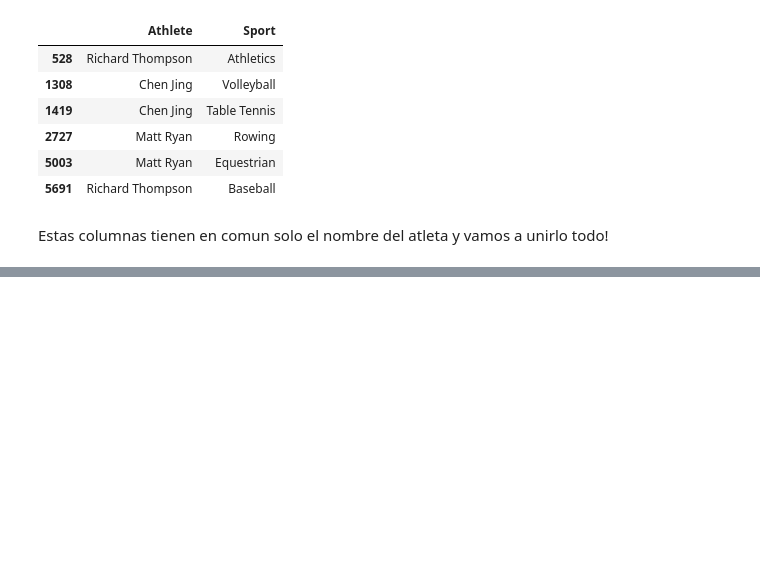
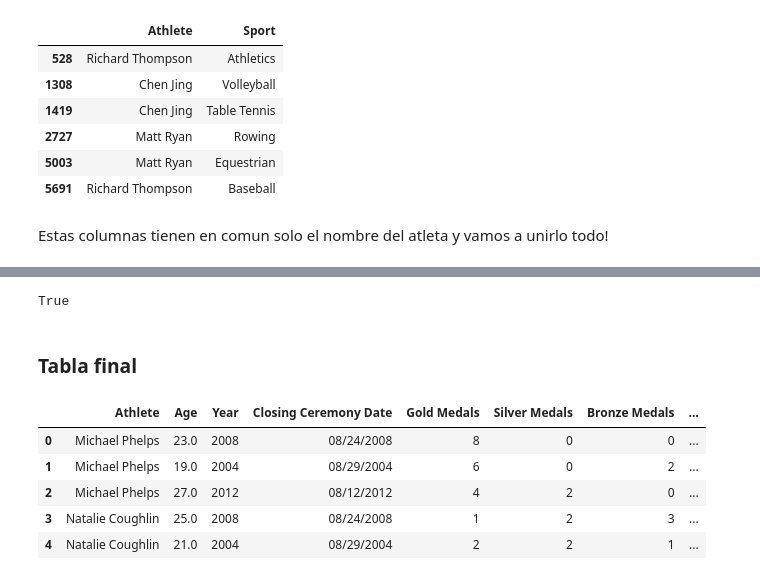
Before and after one commit to Karenahv/python-ml-curso, a Jupyter notebook: notebooks/T2 - 4 Data Cleaning - concatenación de datos.ipynb, the cells around one changed output, grey strips where cells are left out. Drawn from its saved outputs; the diff is of its cells as text; code cells hidden in the pictures; blank space fills up the shorter version.

```diff
--- a/notebooks/T2 - 4 Data Cleaning - concatenación de datos.ipynb
+++ b/notebooks/T2 - 4 Data Cleaning - concatenación de datos.ipynb
@@ -305,0 +354,21 @@ Estas columnas tienen en comun solo el nombre del atleta y vamos a unirlo todo!
+# %%
+data_sports_dp = data_sports.drop_duplicates(subset="Athlete")
+# %%
+#confirmo si la longuitud es igual a la de a ---> variable que contiene la cuenta del total de atletas Unicos
+len(data_country_dp) == len(a)
+# %% [output]
+True
+# %% [markdown]
+### Tabla final
+# %%
+data_final= pd.merge(left=data_main_country, right= data_sports_dp,
+                    left_on="Athlete", right_on="Athlete")
+# %%
+data_final.head()
+# %% [output]
+|  | Athlete | Age | Year | Closing Ceremony Date | Gold Medals | Silver Medals | Bronze Medals | ... |
+| 0 | Michael Phelps | 23.0 | 2008 | 08/24/2008 | 8 | 0 | 0 | ... |
+| 1 | Michael Phelps | 19.0 | 2004 | 08/29/2004 | 6 | 0 | 2 | ... |
+| 2 | Michael Phelps | 27.0 | 2012 | 08/12/2012 | 4 | 2 | 0 | ... |
+| 3 | Natalie Coughlin | 25.0 | 2008 | 08/24/2008 | 1 | 2 | 3 | ... |
+| 4 | Natalie Coughlin | 21.0 | 2004 | 08/29/2004 | 2 | 2 | 1 | ... |
```
Also changed, not shown: parts of 26 cells of this notebook, 5 other files.
